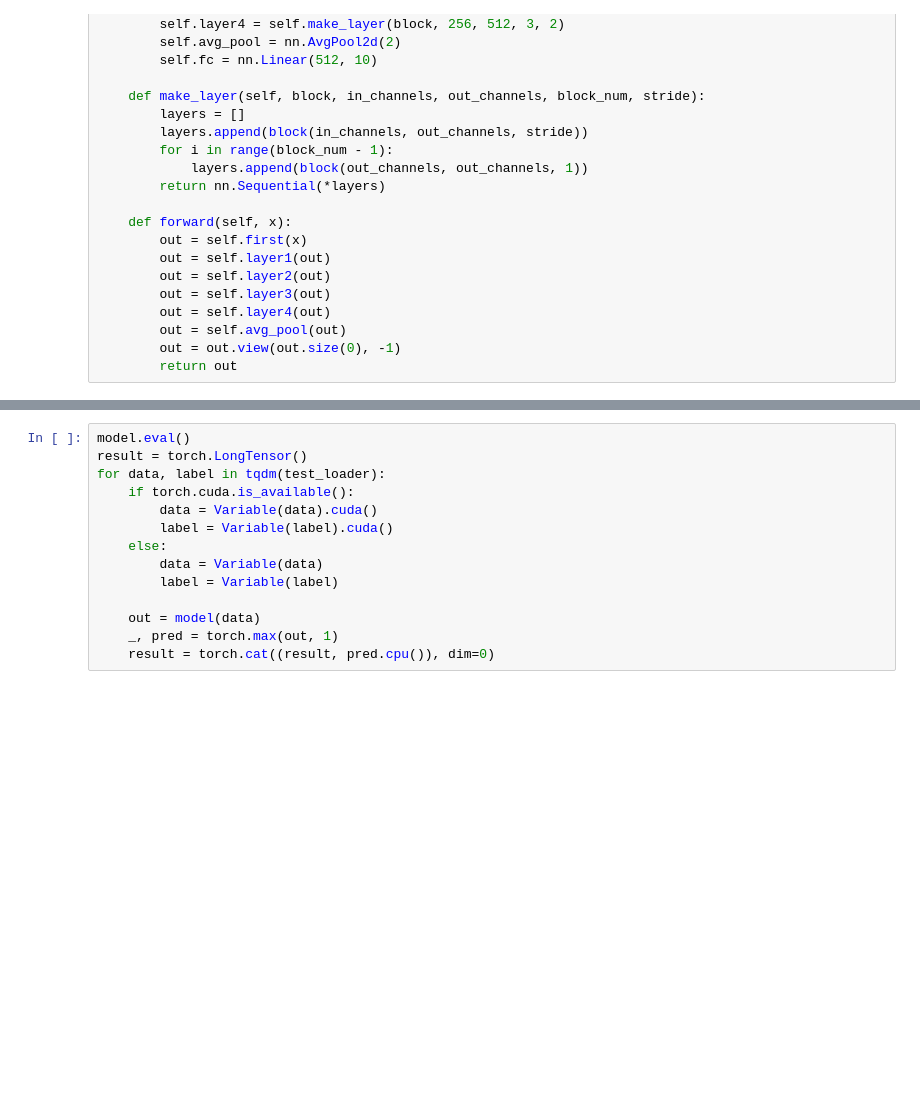
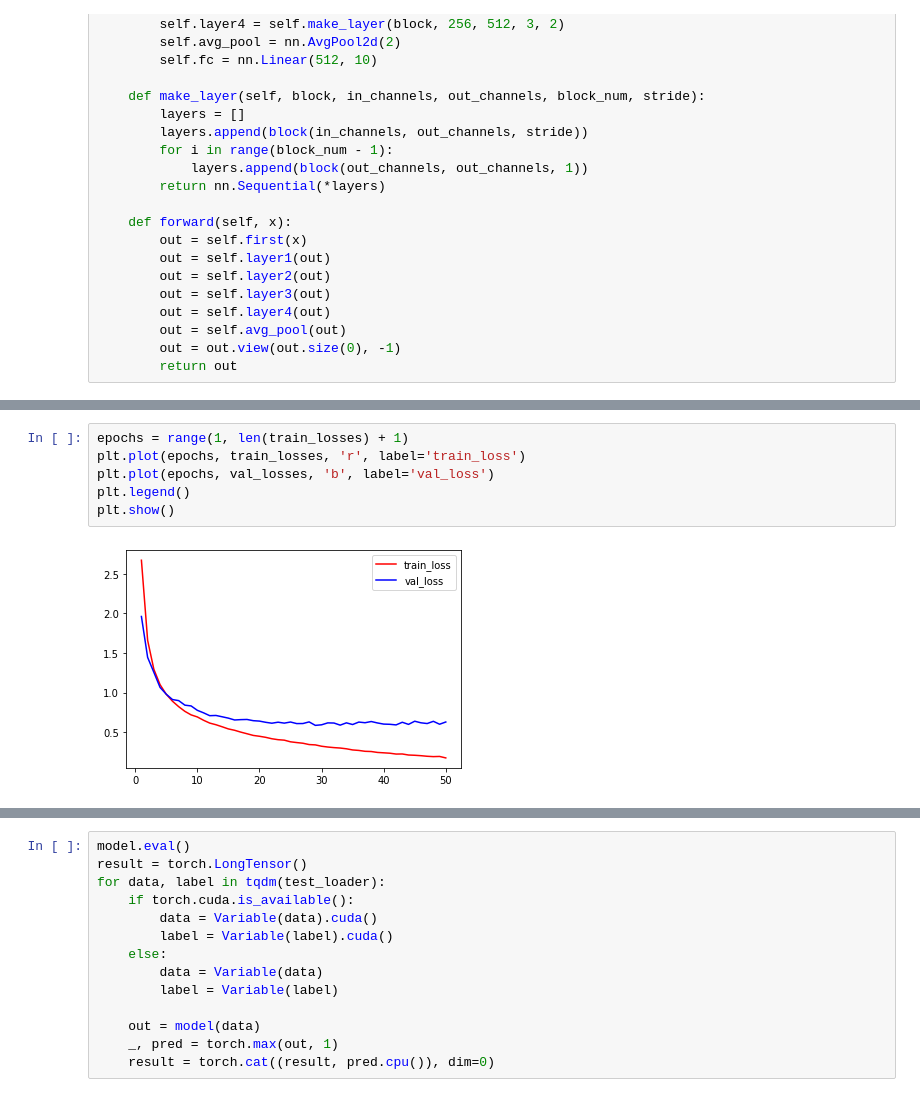
Before and after one commit to wjq8421/MLNote, a Jupyter notebook: 比赛代码/cifar10/0919_0.79900.ipynb, the cells around one changed output, grey strips where cells are left out. Cells and saved outputs as stored; diff of their text form; blank space fills up the shorter version.

```diff
--- a/比赛代码/cifar10/0919_0.79900.ipynb
+++ b/比赛代码/cifar10/0919_0.79900.ipynb
@@ -192,0 +194,8 @@ Epoch [12/50], train_loss:0.615856, train_acc:0.792300; val_loss:0.709281, val_a
+# %%
+epochs = range(1, len(train_losses) + 1)
+plt.plot(epochs, train_losses, 'r', label='train_loss')
+plt.plot(epochs, val_losses, 'b', label='val_loss')
+plt.legend()
+plt.show()
+# %% [output]
+[figure, added]
```
Also changed, not shown: parts of 3 cells of this notebook, 5 other files.
